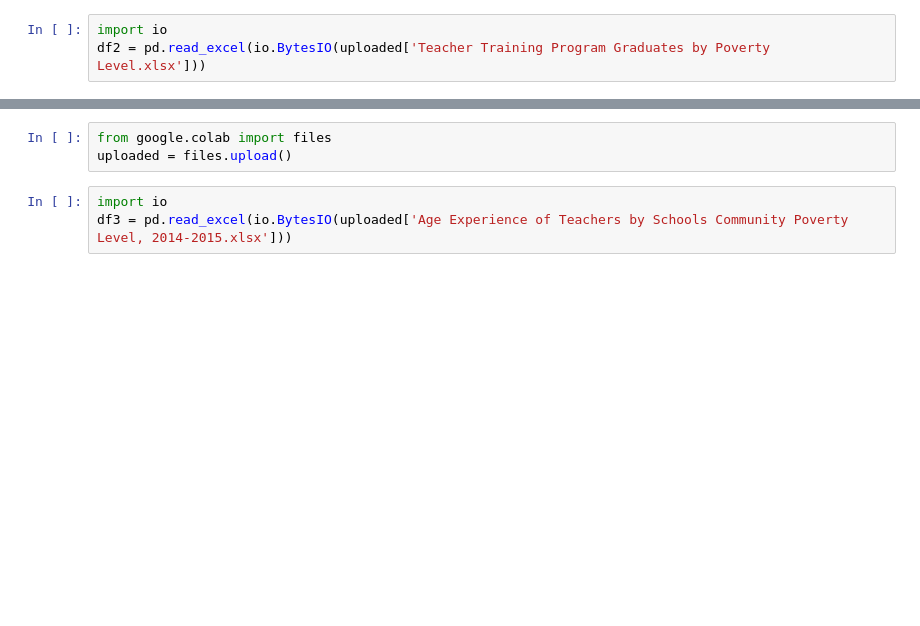
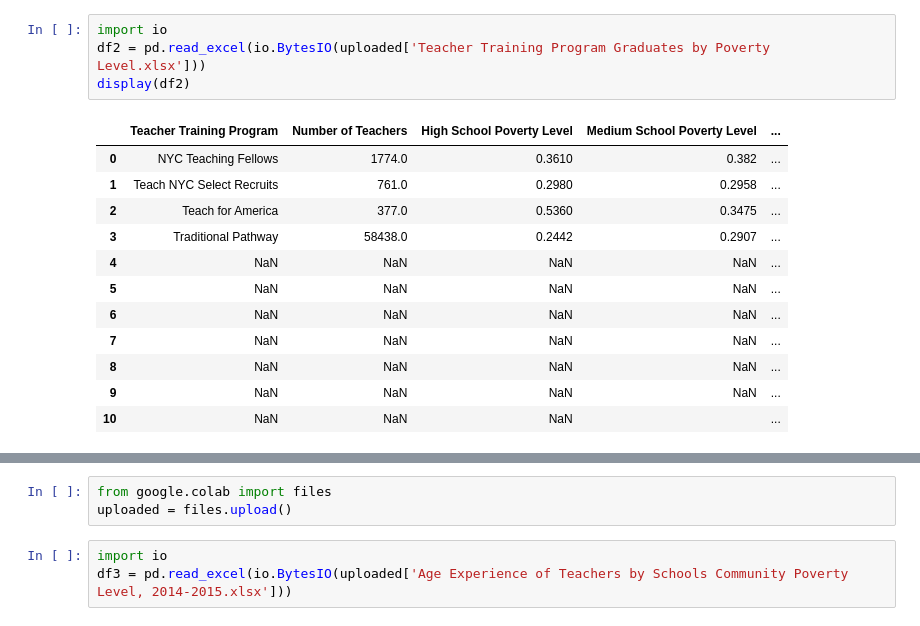
Before and after one commit to gabriellamiesner/techtogethernyc2021, a Jupyter notebook: MAwonuga_TTNY2021.ipynb, the cells around one changed output, grey strips where cells are left out. Drawn from its saved outputs; the diff is of its cells as text; blank space fills up the shorter version.

```diff
--- a/MAwonuga_TTNY2021.ipynb
+++ b/MAwonuga_TTNY2021.ipynb
@@ -6,3 +9,17 @@ uploaded = files.upload()
 # %%
 import io
 df2 = pd.read_excel(io.BytesIO(uploaded['Teacher Training Program Graduates by Poverty Level.xlsx']))
+display(df2)
+# %% [output]
+|  | Teacher Training Program | Number of Teachers | High School Poverty Level | Medium School Poverty Level | ... |
+| 0 | NYC Teaching Fellows | 1774.0 | 0.3610 | 0.382 | ... |
+| 1 | Teach NYC Select Recruits | 761.0 | 0.2980 | 0.2958 | ... |
+| 2 | Teach for America | 377.0 | 0.5360 | 0.3475 | ... |
+| 3 | Traditional Pathway | 58438.0 | 0.2442 | 0.2907 | ... |
+| 4 | NaN | NaN | NaN | NaN | ... |
+| 5 | NaN | NaN | NaN | NaN | ... |
+| 6 | NaN | NaN | NaN | NaN | ... |
+| 7 | NaN | NaN | NaN | NaN | ... |
+| 8 | NaN | NaN | NaN | NaN | ... |
+| 9 | NaN | NaN | NaN | NaN | ... |
+| 10 | NaN | NaN | NaN |  | ... |
```
Also changed, not shown: parts of 7 cells of this notebook.
